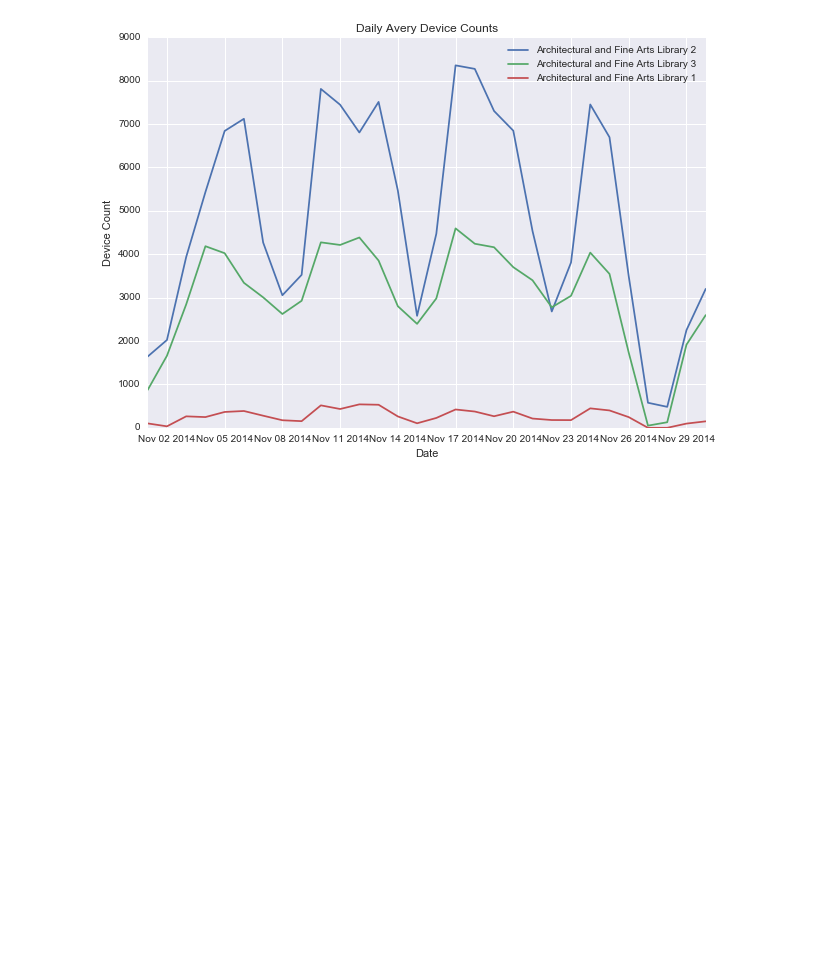
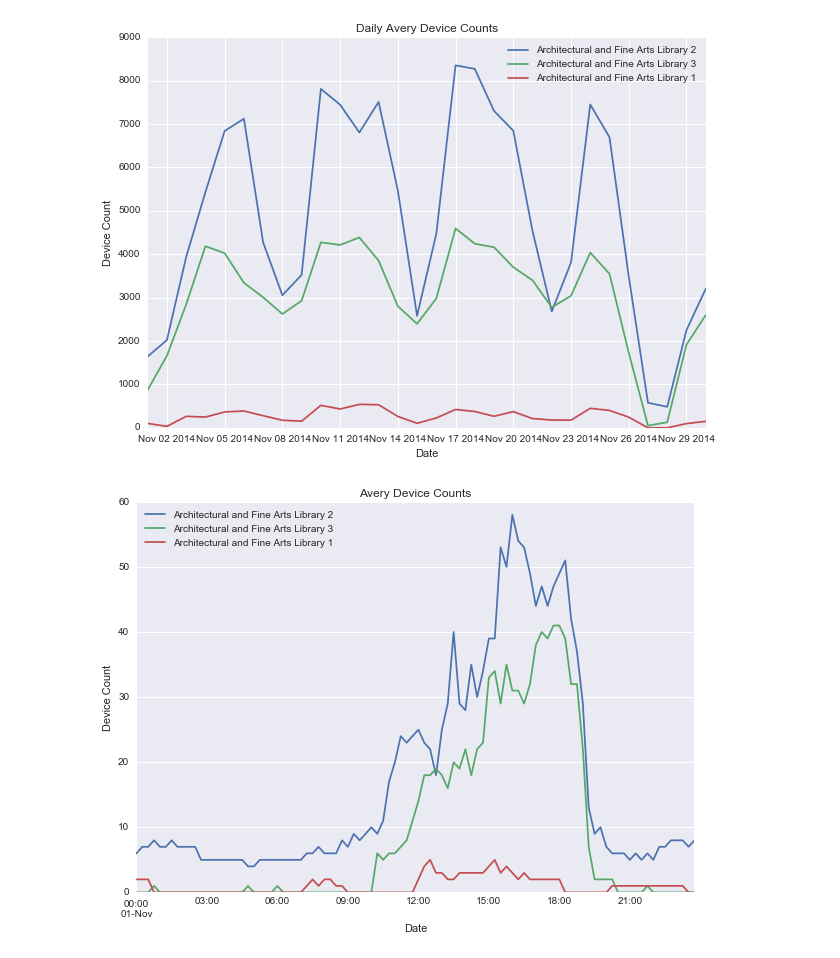
Before and after one commit to alanhdu/Density-Data-Analysis, a Jupyter notebook: density.ipynb, the cells around one changed output. Cells and saved outputs as stored; diff of their text form; code cells hidden in the pictures; blank space fills up the shorter version.

Commit message:
Added Avery day plot
Avery plot for 11/01/2014 added to show capacity of study spaces
past closing hours (a similar Lerner day plot is shown previously);
clearly here we can see that students tend to flow out after closing
hours, though there are a few device counts left which are probably
the library computers/printers. Lerner seems to be a different story
simply because people seem to stay in Lerner for reasons other than
studying anyhow (and I don't think faculty tend to shoo everybody
out like they do at Avery?).

	modified:   density.ipynb

```diff
--- a/density.ipynb
+++ b/density.ipynb
@@ -121,3 +121,7 @@ bldg_plot("Lerner", start="20150411", end="20150411")
 bldg_plot("Avery", group="day", start="20141101", end="20141130")
 # %% [output]
 [figure]
+# %%
+bldg_plot("Avery", start="20141101", end="20141101")
+# %% [output]
+[figure, added]
```
